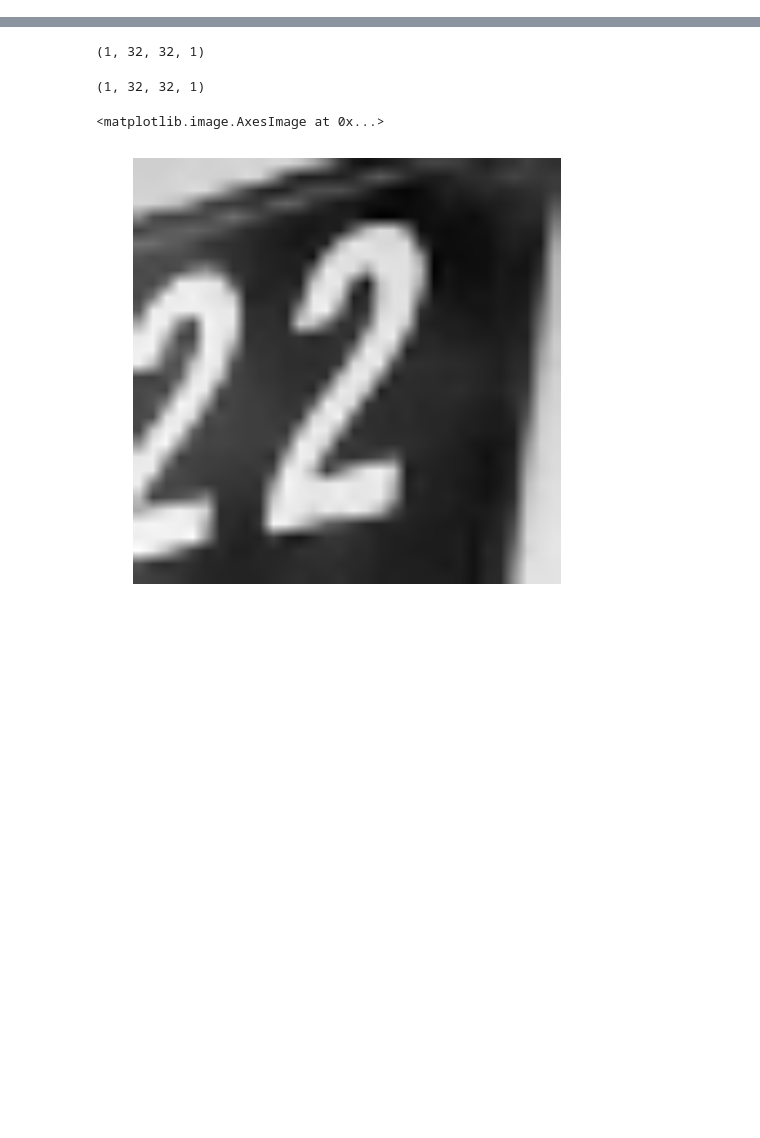
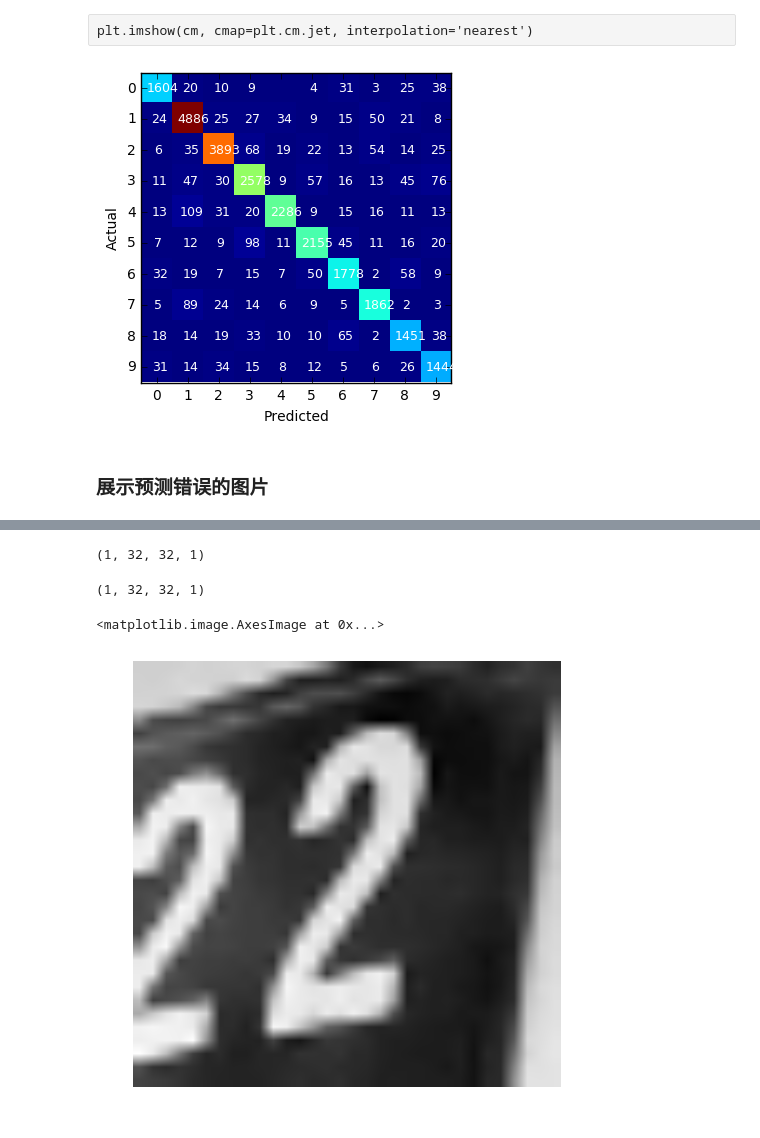
Before and after one commit to mee1o/dr, a Jupyter notebook: capstone_single4_load_trained_model.ipynb, the cells around one changed output, grey strips where cells are left out. Drawn from its saved outputs; the diff is of its cells as text; code cells hidden in the pictures; blank space fills up the shorter version.

Commit message:
mordify single notebook

```diff
--- a/capstone_single4_load_trained_model.ipynb
+++ b/capstone_single4_load_trained_model.ipynb
@@ -69,0 +91,8 @@ def gcn(dataset):
+# %%
+batches = next_batch(test_dataset.reshape(-1, IMAGE_SIZE, IMAGE_SIZE, 1), test_labels, test_batch_size)
+# %%
+with tf.Session(graph=graph) as session:
+    saver.restore(session, 'single.ckpt')
+    for i, batch in enumerate(batches):
+        feed_dict = {tf_train_dataset: batch[0], tf_train_labels: batch[1]}
+        predictions[i*test_batch_size:(i+1)*test_batch_size] = session.run(pred_class, feed_dict=feed_dict)
@@ -69,0 +102,2 @@ def gcn(dataset):
+# %%
+test_labels[test_labels==10] = 0
@@ -69,0 +128,2 @@ def gcn(dataset):
+# %%
+cm = confusion_matrix(test_labels, predictions)
@@ -69,0 +143,19 @@ def gcn(dataset):
+# %% [raw]
+plt.imshow(cm, cmap=plt.cm.jet, interpolation='nearest')
+# %%
+plt.ylabel('Actual')
+plt.xlabel('Predicted')
+plt.grid(False)
+plt.xticks(np.arange(NUM_LABELS))
+plt.yticks(np.arange(NUM_LABELS))
+plt.imshow(cm, cmap=plt.cm.jet, interpolation='nearest')
+
+for i, cas in enumerate(cm):
+    for j, count in enumerate(cas):
+        if count > 0:
+            xoff = .085 * len(str(count))
+            plt.text(j-xoff, i+.1, int(count), fontsize=9, color='white')
+# %% [output]
+[figure, added]
+# %% [markdown]
+### 展示预测错误的图片
```
Also changed, not shown: parts of 18 cells of this notebook, 4 other files.
